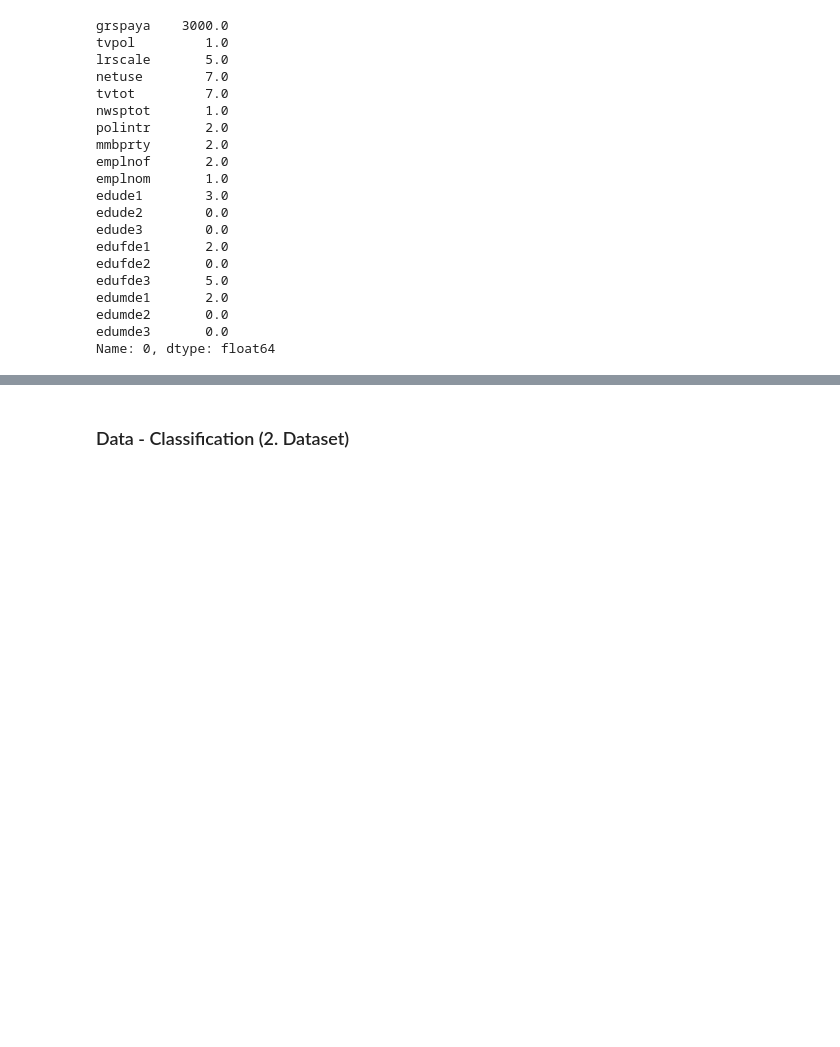
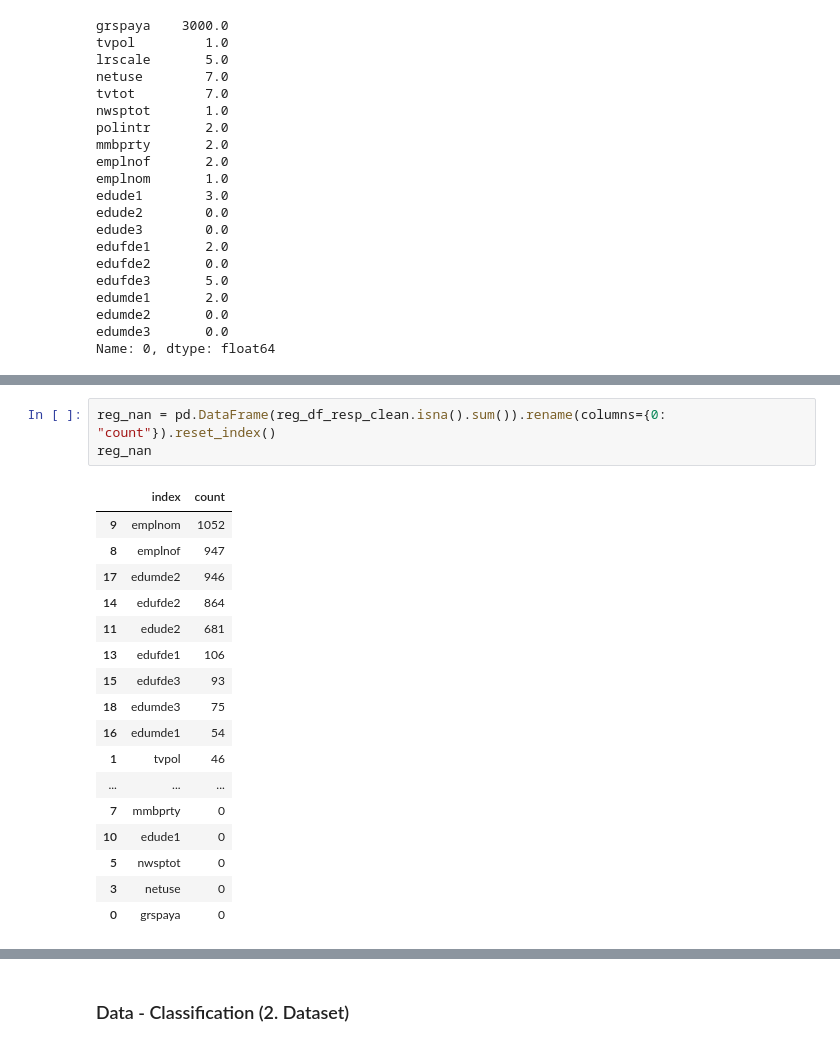
Before and after one commit to HdM-DataAnalytics/Project, a Jupyter notebook: notebooks/draft-analysis.ipynb, the cells around one changed output, grey strips where cells are left out. Cells and saved outputs as stored; diff of their text form; blank space fills up the shorter version.

```diff
--- a/notebooks/draft-analysis.ipynb
+++ b/notebooks/draft-analysis.ipynb
@@ -310,0 +308,21 @@ Name: 0, dtype: float64
+# %%
+reg_nan = pd.DataFrame(reg_df_resp_clean.isna().sum()).rename(columns={0: "count"}).reset_index()
+reg_nan
+# %% [output]
+|  | index | count |
+| 9 | emplnom | 1052 |
+| 8 | emplnof | 947 |
+| 17 | edumde2 | 946 |
+| 14 | edufde2 | 864 |
+| 11 | edude2 | 681 |
+| 13 | edufde1 | 106 |
+| 15 | edufde3 | 93 |
+| 18 | edumde3 | 75 |
+| 16 | edumde1 | 54 |
+| 1 | tvpol | 46 |
+| ... | ... | ... |
+| 7 | mmbprty | 0 |
+| 10 | edude1 | 0 |
+| 5 | nwsptot | 0 |
+| 3 | netuse | 0 |
+| 0 | grspaya | 0 |
```
Also changed, not shown: parts of 18 cells of this notebook.
